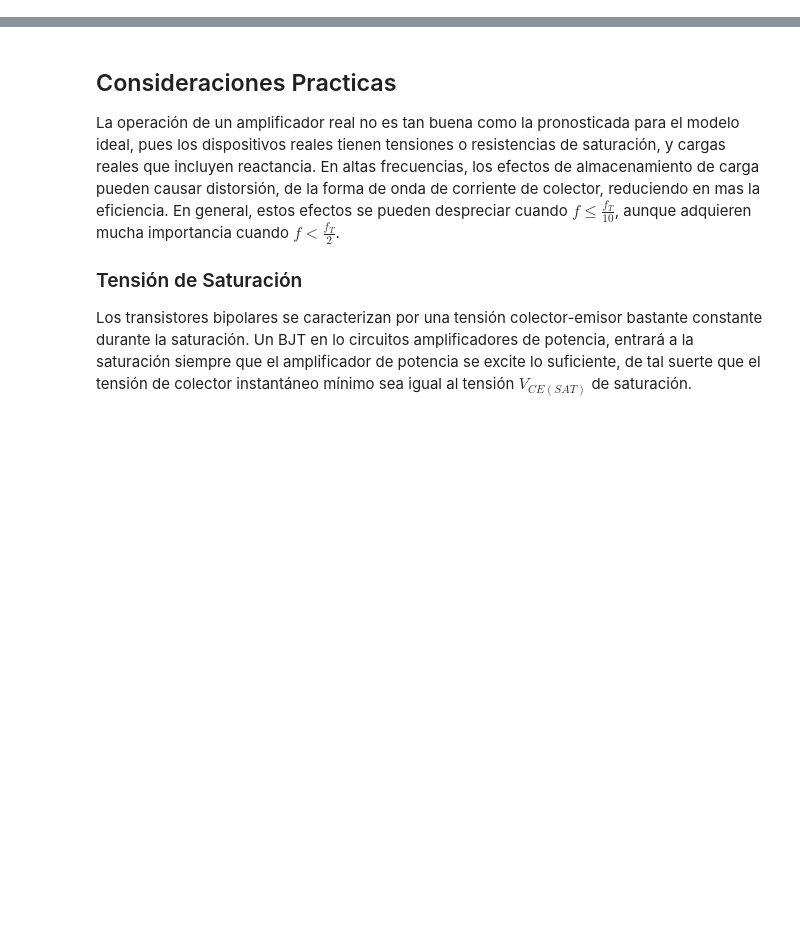
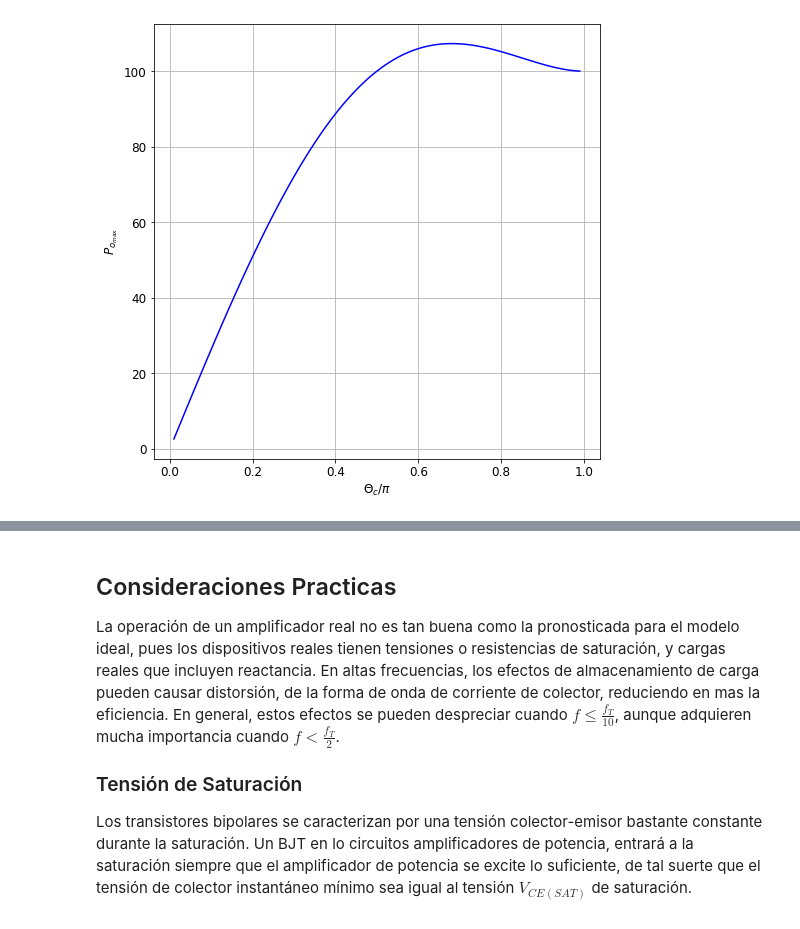
Before and after one commit to aalmela/electronicaaplicada3, a Jupyter notebook: 6_Amplificadores_potencia_RF/1_Didacticas/Didactica_13.ipynb, the cells around one changed output, grey strips where cells are left out. Saved outputs shown, nothing was run; the diff lists cells and outputs as text; code cells hidden in the pictures; blank space fills up the shorter version.

```diff
--- a/6_Amplificadores_potencia_RF/1_Didacticas/Didactica_13.ipynb
+++ b/6_Amplificadores_potencia_RF/1_Didacticas/Didactica_13.ipynb
@@ -26,0 +286,15 @@ Cualquier componente de frecuencia de portadora de $i(\theta)$ fluye a través d
+# %%
+def pp(th):
+    return (2 *th - np.sin(2 * th))/(1-np.cos(th))*(1/np.pi)
+
+th = np.arange(0,np.pi,np.pi/100)
+p    = pp(th)
+
+
+plt.plot(th/np.pi, p*100, 'b')
+plt.ylabel('$P_{o_{max}}$')
+plt.xlabel('$\Theta_{c}/\pi$')
+plt.grid()
+plt.show()
+# %% [output]
+[figure, added]
```
Also changed, not shown: parts of 19 cells of this notebook, 37 other files.
